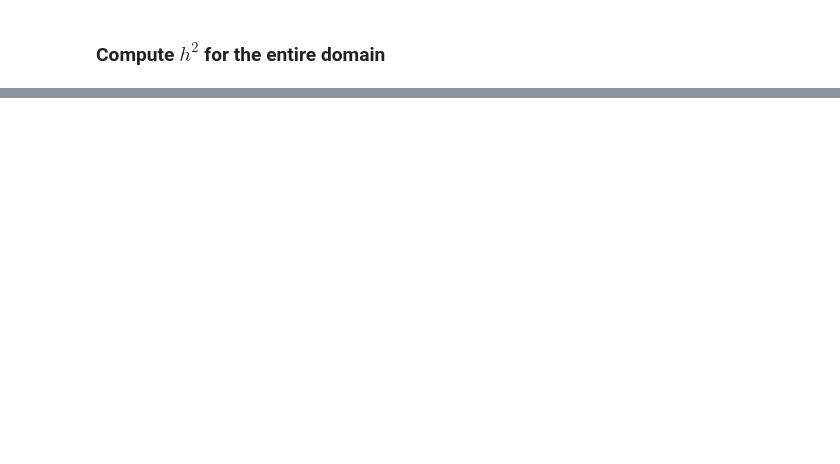
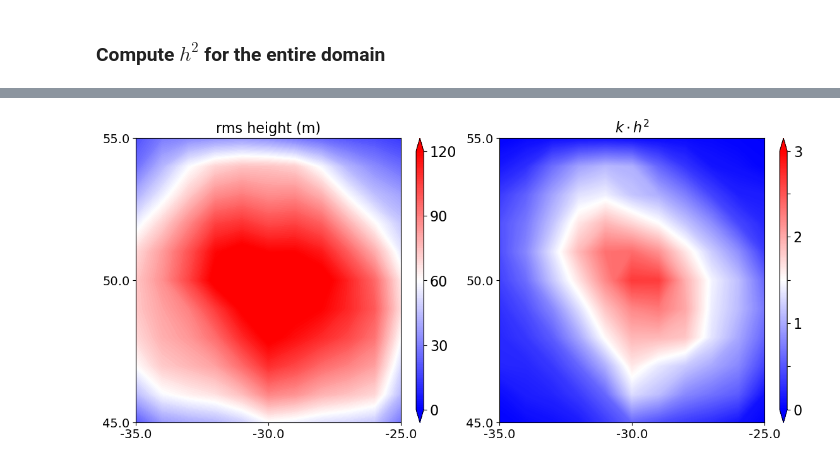
Before and after one commit to luweiyang/MOM6_global_tide_only, a Jupyter notebook: input/test_h2_window_vs_planefit.ipynb, the cells around one changed output, grey strips where cells are left out. Saved outputs shown, nothing was run; the diff lists cells and outputs as text; code cells hidden in the pictures; blank space fills up the shorter version.

```diff
--- a/input/test_h2_window_vs_planefit.ipynb
+++ b/input/test_h2_window_vs_planefit.ipynb
@@ -140,7 +139,11 @@ def compute_h_rms(A,topog_spd_2d):
     int_kl = topog_spd_2d * dkx * dky
     h_rms = np.sqrt(const * np.nansum(int_kl[:]))
 
-    return h_rms
+    K_2D = np.sqrt(kx_2D**2 + ky_2D**2)
+    int_kh2 = K_2D * topog_spd_2d * dkx * dky
+    kh2 = const * np.nansum(int_kh2[:])
+
+    return h_rms, kh2
 # %%
 def my_floor(a, precision=2):
     return np.round(a - 0.5 * 10**(-precision), precision)
@@ -168,4 +174,2 @@ Lat: 50.0 N.
 # %%
-lat = 50
-delta_lon, delta_lat = get_delta(lat)
 topog_spd_2d, topog_filt, dx, dy, window, fac = fft_topog(topog_sample,delta_lon,delta_lat,alpha=0.8,border=0.9,k_grid_units=False)
@@ -257,8 +421,0 @@ rms height = 95.03 m
-# %%
-ny, nx = topog_sample.shape
-var_win_shift = ['window_shift_bl','window_shift_bm','window_shift_br',
-                 'window_shift_cl','window_shift_cm','window_shift_cr',
-                 'window_shift_tl','window_shift_tm','window_shift_tr']
-
-for var in var_win_shift:
-    globals()[var] = np.zeros((ny,nx))
@@ -445,0 +508,63 @@ Sum of variance:  4.118976518776979e+17
+# %%
+varlist = ['hrms','tkh2']
+title   = ['rms height (m)', r'$k \cdot h^2$']
+hlevels = np.arange(0,120+1,1)
+khlevel = np.arange(0,3,0.01)
+
+lon_center = np.full((tilenum),np.nan)
+lat_center = np.full((tilenum),np.nan)
+
+for j in np.arange(0,tilenum):
+    lat_center[j] = lat_expanded[int(j*ny/inv_res+ny/4)]
+for i in np.arange(0,tilenum):
+    lon_center[i] = lon_expanded[int(i*nx/inv_res+nx/4)]
+
+fig = plt.figure(figsize=(12, 6))
+axs = []
+
+gridsubs = gridspec.GridSpec(1,2)
+for gs in gridsubs:
+    axs.append(plt.subplot(gs))
+
+for I, (ax, var) in enumerate(zip(axs, varlist)):
+
+
+    ax.set_title(title[I],fontsize=16)
+
+    if I==0:
+        p = ax.contourf(lon_center,lat_center,globals()[var], levels=hlevels, cmap='bwr', vmin=0, vmax=120, extend="both")
+        ax.set_position([0.1,0.1,0.35,0.75])
+
+        ax_cb = plt.axes([0.47, 0.1, 0.01, 0.75])
+        cb = plt.colorbar(p, cax=ax_cb, orientation='vertical', extend='both')
+        cb.ax.tick_params(labelsize=16)
+        tick_locs = np.arange(0,120+30,30)
+        tick_labels = np.array(['0','30','60','90','120'])
+        cb.locator   = matplotlib.ticker.FixedLocator(tick_locs)
+        cb.formatter = matplotlib.ticker.FixedFormatter(tick_labels)
+
+    if I==1:
+        p = ax.contourf(lon_center,lat_center,globals()[var], levels=khlevel, cmap='bwr', vmin=0, vmax=3, extend="both")
+        ax.set_position([0.58,0.1,0.35,0.75])
+
+        ax_cb = plt.axes([0.95, 0.1, 0.01, 0.75])
+        cb = plt.colorbar(p, cax=ax_cb, orientation='vertical', extend='both')
+        cb.ax.set_ylabel('',fontsize=16,rotation=270,labelpad=25);
+        cb.ax.tick_params(labelsize=16)
+        tick_locs = np.arange(0,3+0.5,0.5)
+        tick_labels = np.array(['0','','1','','2','','3'])
+        cb.locator   = matplotlib.ticker.FixedLocator(tick_locs)
+        cb.formatter = matplotlib.ticker.FixedFormatter(tick_labels)
+
+    ax.set_xticks(np.arange(-35,-25+5,5))
+    ax.set_yticks(np.arange( 45, 55+5,5))
+    xlabels = np.array([np.round(topog.lon[240*145].values),
+                       np.round(topog.lon[240*150].values),
+                       np.round(topog.lon[240*155].values)])
+    ylabels = np.array([np.round(topog.lat[240*135].values),
+                       np.round(topog.lat[240*140].values),
+                       np.round(topog.lat[240*145].values)])
+    ax.set_xticklabels(xlabels,fontsize=14)
+    ax.set_yticklabels(ylabels,fontsize=14)
+# %% [output]
+[figure, added]
```
Also changed, not shown: parts of 47 cells of this notebook.
